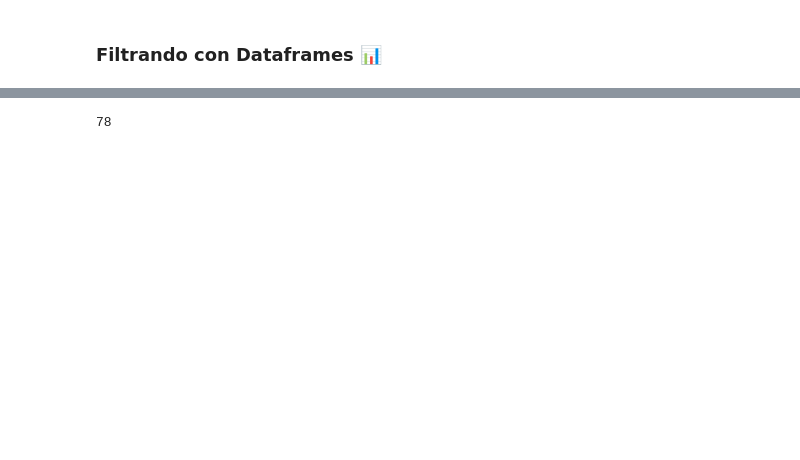
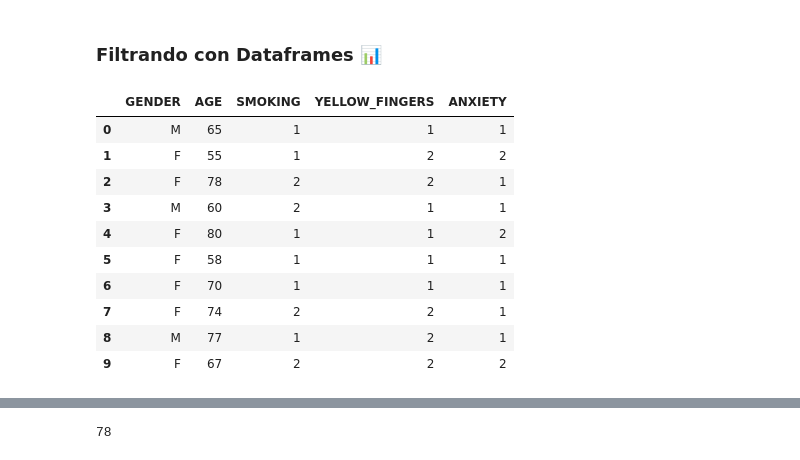
Before and after one commit to HitBrann/Pandas-Introduction, a Jupyter notebook: Introducción a Pandas.ipynb, the cells around one changed output, grey strips where cells are left out. Drawn from its saved outputs; the diff is of its cells as text; code cells hidden in the pictures; blank space fills up the shorter version.

```diff
--- a/Introducción a Pandas.ipynb
+++ b/Introducción a Pandas.ipynb
@@ -405,2 +473,20 @@ df # <--- Imprime el Pandas DataFrame
 # %% [markdown]
 ### Filtrando con Dataframes 📊
+# %%
+# Simplificaremos el dataframe para que sean más simples los ejercicios tomando solo
+# las primeras 10 filas y las primeras 5 columnas
+
+df = df.iloc[:10, :5]
+df
+# %% [output]
+|  | GENDER | AGE | SMOKING | YELLOW_FINGERS | ANXIETY |
+| 0 | M | 65 | 1 | 1 | 1 |
+| 1 | F | 55 | 1 | 2 | 2 |
+| 2 | F | 78 | 2 | 2 | 1 |
+| 3 | M | 60 | 2 | 1 | 1 |
+| 4 | F | 80 | 1 | 1 | 2 |
+| 5 | F | 58 | 1 | 1 | 1 |
+| 6 | F | 70 | 1 | 1 | 1 |
+| 7 | F | 74 | 2 | 2 | 1 |
+| 8 | M | 77 | 1 | 2 | 1 |
+| 9 | F | 67 | 2 | 2 | 2 |
```
Also changed, not shown: parts of 18 cells of this notebook.
